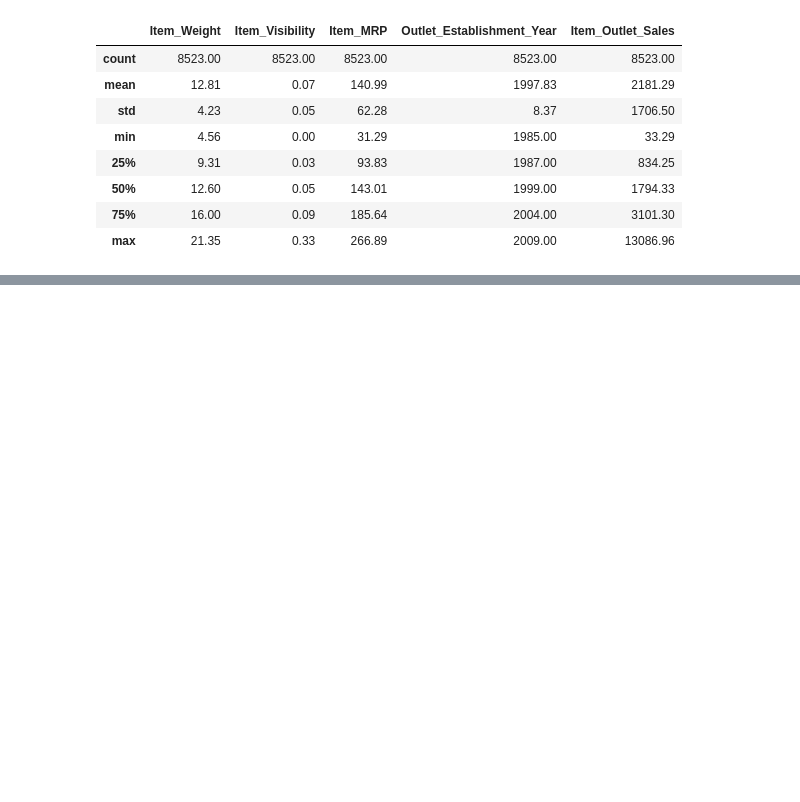
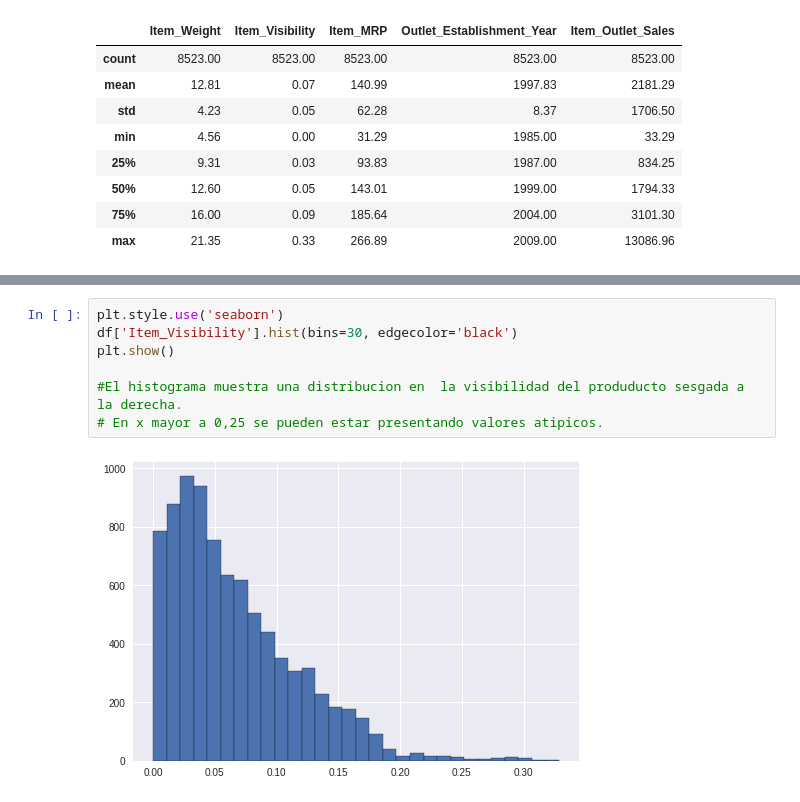
Before and after one commit to andrea0026/Prediccion-de-ventas, a Jupyter notebook: sales_prediction_pry1.ipynb, the cells around one changed output, grey strips where cells are left out. Drawn from its saved outputs; the diff is of its cells as text; blank space fills up the shorter version.

```diff
--- a/sales_prediction_pry1.ipynb
+++ b/sales_prediction_pry1.ipynb
@@ -145,0 +182,9 @@ df.describe().round(2)
+# %%
+plt.style.use('seaborn')
+df['Item_Visibility'].hist(bins=30, edgecolor='black')
+plt.show()
+
+#El histograma muestra una distribucion en  la visibilidad del produducto sesgada a la derecha.
+# En x mayor a 0,25 se pueden estar presentando valores atipicos.
+# %% [output]
+[figure, added]
```
Also changed, not shown: parts of 9 cells of this notebook.
